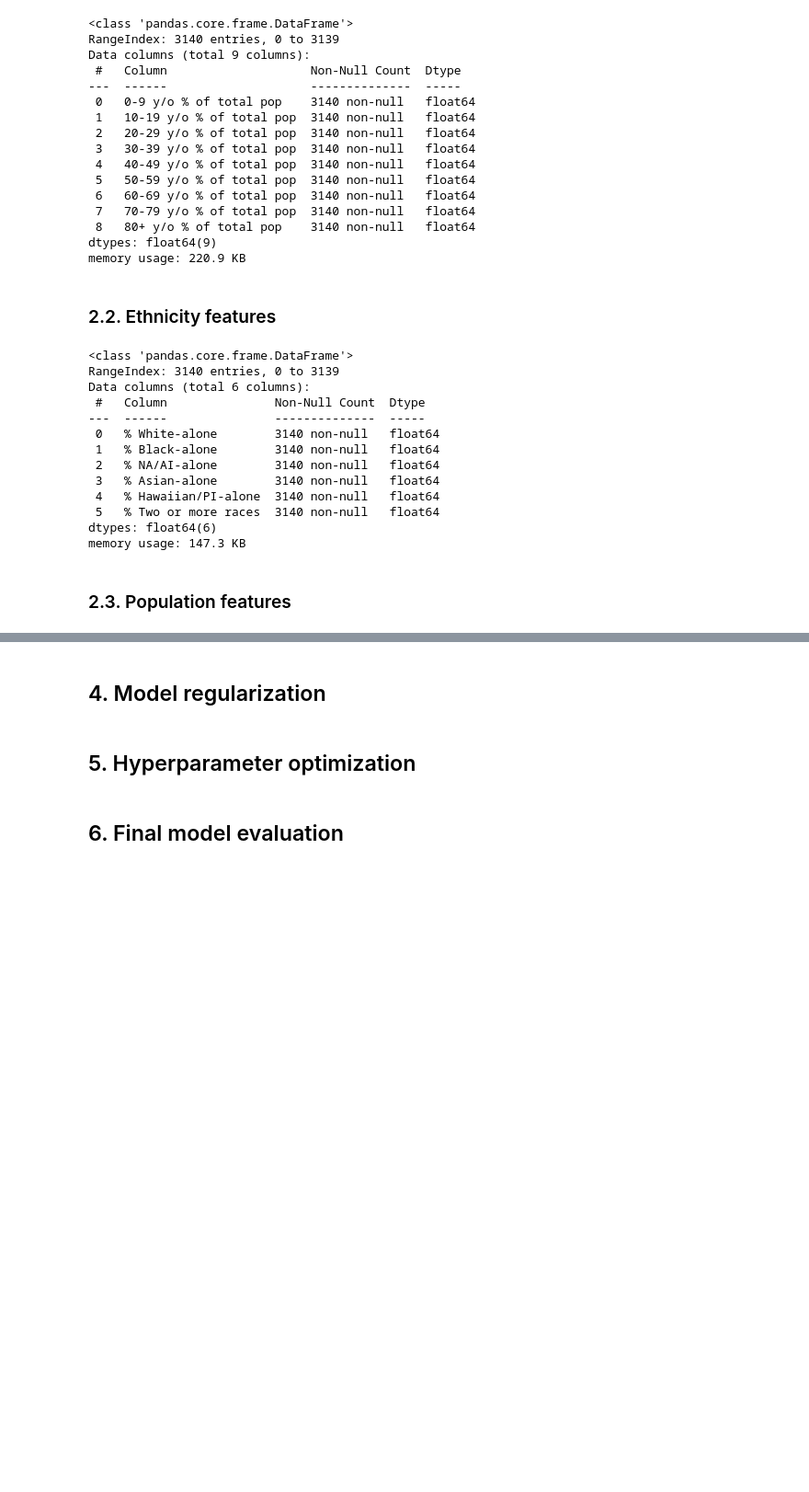
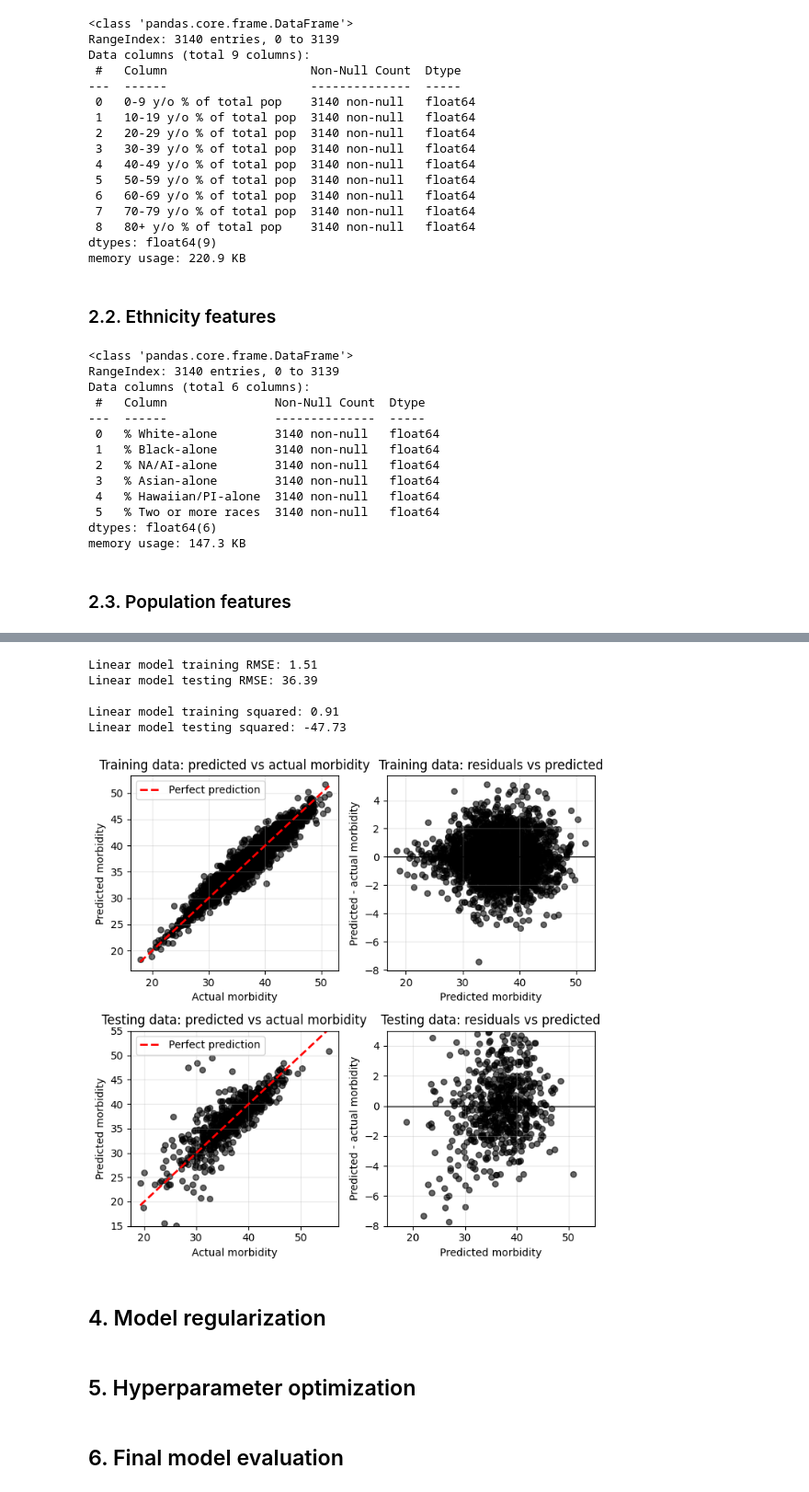
Before and after one commit to 4GeeksAcademy/gperdrizet-regularized-linear-regression, a Jupyter notebook: notebooks/solution.ipynb, the cells around one changed output, grey strips where cells are left out. Shown at 92% size. Cells and saved outputs as stored; diff of their text form; code cells hidden in the pictures; blank space fills up the shorter version.

```diff
--- a/notebooks/solution.ipynb
+++ b/notebooks/solution.ipynb
@@ -282,3 +470,78 @@ fig.show()
+# %%
+model = LinearRegression()
+model.fit(poly_training_df.drop(columns=['morbidity']), poly_training_df['morbidity'])
+
+training_predictions = model.predict(poly_training_df.drop(columns=['morbidity']))
+training_labels = poly_training_df['morbidity']
+
+train_rmse = root_mean_squared_error(training_labels, training_predictions)
+train_rsq = r2_score(training_labels, training_predictions)
+
+testing_predictions = model.predict(poly_testing_df.drop(columns=['morbidity']))
+testing_labels = poly_testing_df['morbidity']
+
+test_rmse = root_mean_squared_error(testing_labels, testing_predictions)
+test_rsq = r2_score(testing_labels, testing_predictions)
+
+print(f'Linear model training RMSE: {train_rmse:.2f}')
+print(f'Linear model testing RMSE: {test_rmse:.2f}\n')
+print(f'Linear model training squared: {train_rsq:.2f}')
+print(f'Linear model testing squared: {test_rsq:.2f}')
+# %% [output]
+Linear model training RMSE: 1.51
+Linear model testing RMSE: 36.39
+
+Linear model training squared: 0.91
+Linear model testing squared: -47.73
+# %%
+fig, axs = plt.subplots(2, 2, figsize=(7, 7))
+axs = axs.flatten()
+
+# Training predicted vs Actual plot
+axs[0].scatter(training_labels, training_predictions, color='black', alpha=0.6, s=30)
+axs[0].plot([min(training_labels), max(training_labels)], [min(training_labels), max(training_labels)],
+            'r--', linewidth=2, label='Perfect prediction')
+axs[0].set_xlabel('Actual morbidity')
+axs[0].set_ylabel('Predicted morbidity')
+axs[0].set_title(f'Training data: predicted vs actual morbidity')
+axs[0].legend()
+axs[0].grid(alpha=0.3)
+
+# Training residuals plot
+residuals = training_predictions - training_labels
+axs[1].scatter(training_predictions, residuals, color='black', alpha=0.6, s=30)
+axs[1].axhline(y=0, color='black', linestyle='-', linewidth=1)
+axs[1].set_xlabel('Predicted morbidity')
+axs[1].set_ylabel('Predicted - actual morbidity')
+axs[1].set_title(f'Training data: residuals vs predicted')
+axs[1].grid(alpha=0.3)
+
+# Testing predicted vs Actual plot
+axs[2].scatter(testing_labels, testing_predictions, color='black', alpha=0.6, s=30)
+axs[2].plot([min(testing_labels), max(testing_labels)], [min(testing_labels), max(testing_labels)],
+            'r--', linewidth=2, label='Perfect prediction')
+axs[2].set_xlabel('Actual morbidity')
+axs[2].set_ylabel('Predicted morbidity')
+axs[2].set_title(f'Testing data: predicted vs actual morbidity')
+axs[2].set_ylim([15,55])
+axs[2].legend()
+axs[2].grid(alpha=0.3)
+
+# testing residuals plot
+residuals = testing_predictions - testing_labels
+axs[3].scatter(testing_predictions, residuals, color='black', alpha=0.6, s=30)
+axs[3].axhline(y=0, color='black', linestyle='-', linewidth=1)
+axs[3].set_xlabel('Predicted morbidity')
+axs[3].set_ylabel('Predicted - actual morbidity')
+axs[3].set_title(f'Testing data: residuals vs predicted')
+axs[3].set_ylim([-8,5])
+axs[3].set_xlim([15,55])
+axs[3].grid(alpha=0.3)
+
+plt.tight_layout()
+plt.show()
+# %% [output]
+[figure, added]
 # %% [markdown]
 ## 4. Model regularization
 # %%
```
Also changed, not shown: parts of 52 cells of this notebook.
